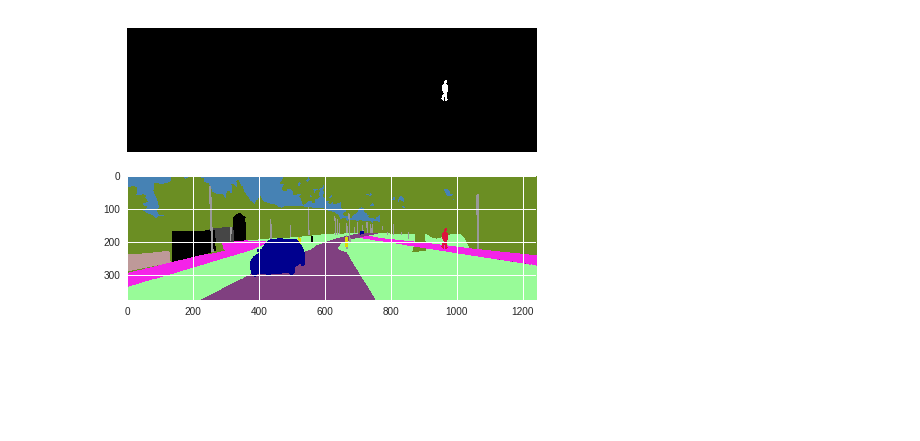
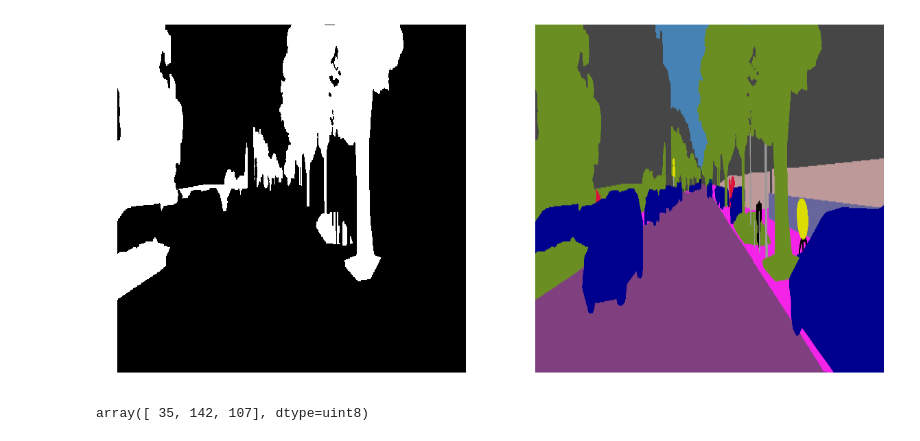
Before and after one commit to iArunava/ENet-Real-Time-Semantic-Segmentation, a Jupyter notebook: ENet.ipynb, the cells around one changed output. Cells and saved outputs as stored; diff of their text form; code cells hidden in the pictures; blank space fills up the shorter version.

```diff
--- a/ENet.ipynb
+++ b/ENet.ipynb
@@ -406,14 +757,19 @@ color_map = [
     (244, 35,232)
 ]
 
-a = create_mask(simg * 255, color_map)
+_mask = create_mask(b, color_map)
 # %%
-fig = plt.figure(figsize=(20, 5))
-plt.subplot(2, 1, 1)
+fig = plt.figure(figsize=(20, 10))
+plt.subplot(1, 2, 1)
 plt.axis('off')
-plt.imshow(1 - a[5, :, :])
-plt.subplot(2, 1, 2)
-plt.imshow(simg)
+plt.imshow(1 - _mask[0, :, :])
+plt.subplot(1, 2, 2)
+plt.axis('off')
+plt.imshow(b)
 plt.show()
 # %% [output]
-[figure, old version]
+[figure, new version]
+# %%
+a[1, 1, :]
+# %% [output]
+array([ 35, 142, 107], dtype=uint8)
```
Also changed, not shown: parts of 24 cells of this notebook.
